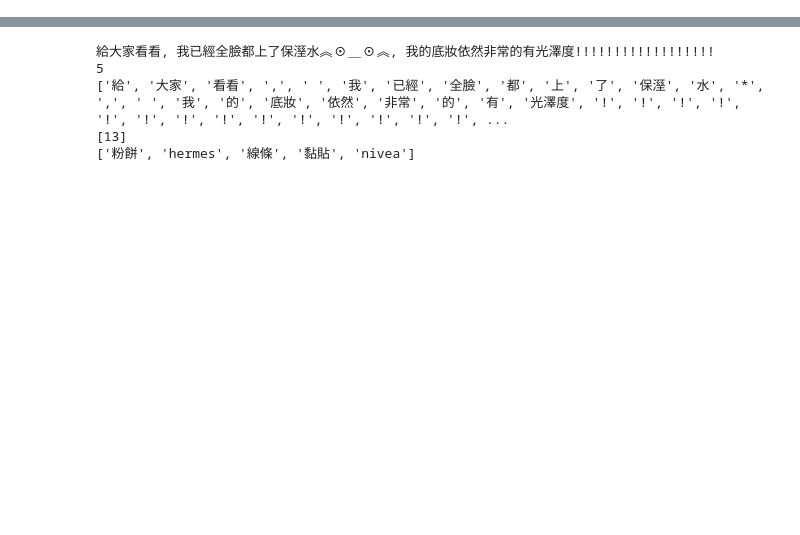
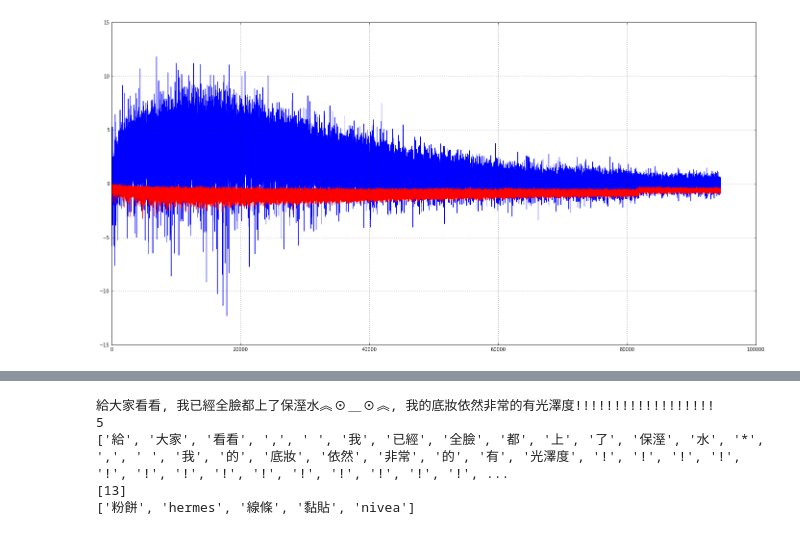
Before and after one commit to ryanchao2012/pixnet-nlp, a Jupyter notebook: Untitled.ipynb, the cells around one changed output, grey strips where cells are left out. Cells and saved outputs as stored; diff of their text form; code cells hidden in the pictures; blank space fills up the shorter version.

```diff
--- a/Untitled.ipynb
+++ b/Untitled.ipynb
@@ -102,0 +109,4 @@ for j in range(10):
+# %%
+test_neg(100)  # v100_w5_n50_p10
+# %% [output]
+[figure, added]
```
Also changed, not shown: parts of 12 cells of this notebook, 2 other files.
